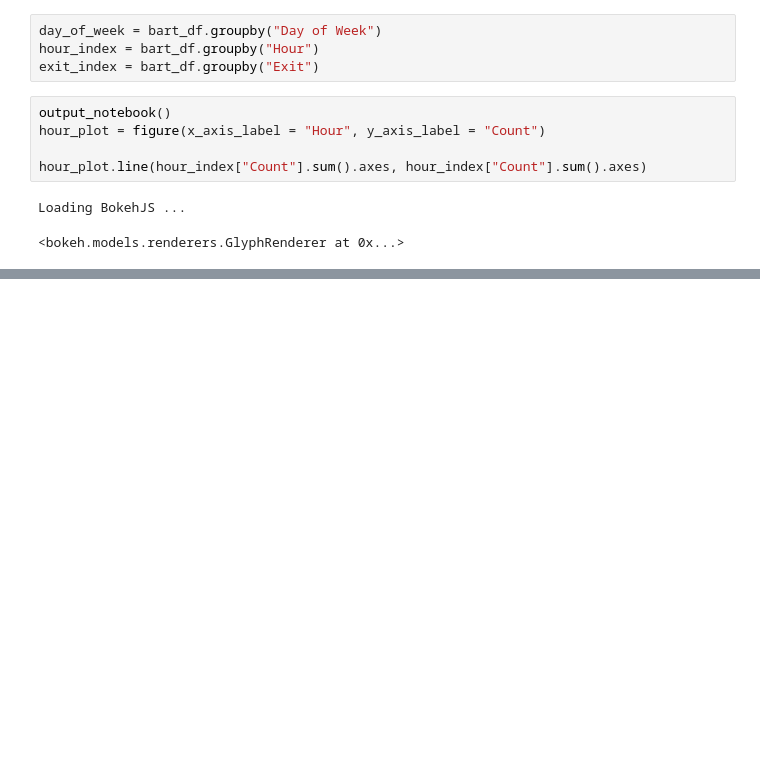
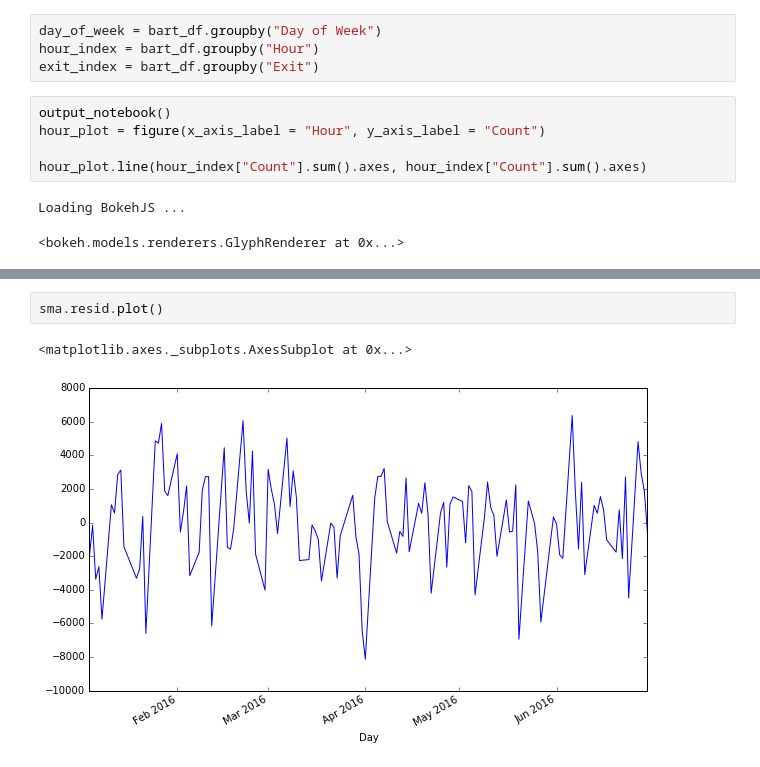
Before and after one commit to ayayron/bart, a Jupyter notebook: BART.ipynb, the cells around one changed output, grey strips where cells are left out. Drawn from its saved outputs; the diff is of its cells as text; blank space fills up the shorter version.

```diff
--- a/BART.ipynb
+++ b/BART.ipynb
@@ -201,0 +257,5 @@ ts
+# %%
+sma.resid.plot()
+# %% [output]
+<matplotlib.axes._subplots.AxesSubplot at 0x...>
+[figure, added]
```
Also changed, not shown: parts of 25 cells of this notebook, 1 other file.
